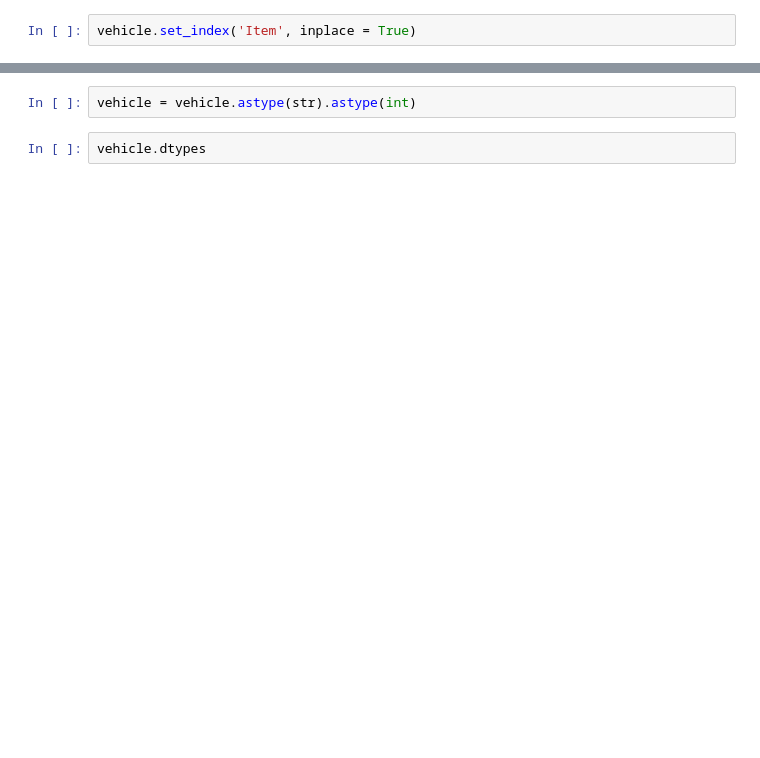
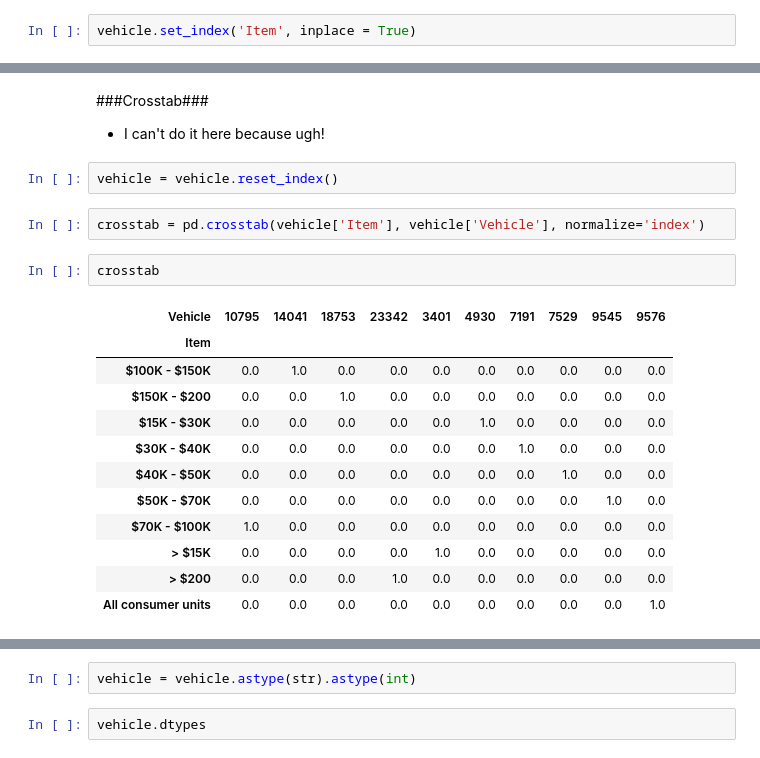
Before and after one commit to Hira63S/DS-Unit-1-Sprint-5-Data-Storytelling-Blog-Post, a Jupyter notebook: DS_Project_1_Income_dataset.ipynb, the cells around one changed output, grey strips where cells are left out. Cells and saved outputs as stored; diff of their text form; blank space fills up the shorter version.

```diff
--- a/DS_Project_1_Income_dataset.ipynb
+++ b/DS_Project_1_Income_dataset.ipynb
@@ -288,0 +200,23 @@ vehicle.apply(pd.to_numeric)
+# %% [markdown]
+###Crosstab###
+
+- I can't do it here because ugh!
+# %%
+vehicle = vehicle.reset_index()
+# %%
+crosstab = pd.crosstab(vehicle['Item'], vehicle['Vehicle'], normalize='index')
+# %%
+crosstab
+# %% [output]
+| Vehicle | 10795 | 14041 | 18753 | 23342 | 3401 | 4930 | 7191 | 7529 | 9545 | 9576 |
+| Item |  |  |  |  |  |  |  |  |  |  |
+| $100K - $150K | 0.0 | 1.0 | 0.0 | 0.0 | 0.0 | 0.0 | 0.0 | 0.0 | 0.0 | 0.0 |
+| $150K - $200 | 0.0 | 0.0 | 1.0 | 0.0 | 0.0 | 0.0 | 0.0 | 0.0 | 0.0 | 0.0 |
+| $15K - $30K | 0.0 | 0.0 | 0.0 | 0.0 | 0.0 | 1.0 | 0.0 | 0.0 | 0.0 | 0.0 |
+| $30K - $40K | 0.0 | 0.0 | 0.0 | 0.0 | 0.0 | 0.0 | 1.0 | 0.0 | 0.0 | 0.0 |
+| $40K - $50K | 0.0 | 0.0 | 0.0 | 0.0 | 0.0 | 0.0 | 0.0 | 1.0 | 0.0 | 0.0 |
+| $50K - $70K | 0.0 | 0.0 | 0.0 | 0.0 | 0.0 | 0.0 | 0.0 | 0.0 | 1.0 | 0.0 |
+| $70K - $100K | 1.0 | 0.0 | 0.0 | 0.0 | 0.0 | 0.0 | 0.0 | 0.0 | 0.0 | 0.0 |
+| > $15K | 0.0 | 0.0 | 0.0 | 0.0 | 1.0 | 0.0 | 0.0 | 0.0 | 0.0 | 0.0 |
+| > $200 | 0.0 | 0.0 | 0.0 | 1.0 | 0.0 | 0.0 | 0.0 | 0.0 | 0.0 | 0.0 |
+| All consumer units | 0.0 | 0.0 | 0.0 | 0.0 | 0.0 | 0.0 | 0.0 | 0.0 | 0.0 | 1.0 |
```
Also changed, not shown: parts of 23 cells of this notebook.
